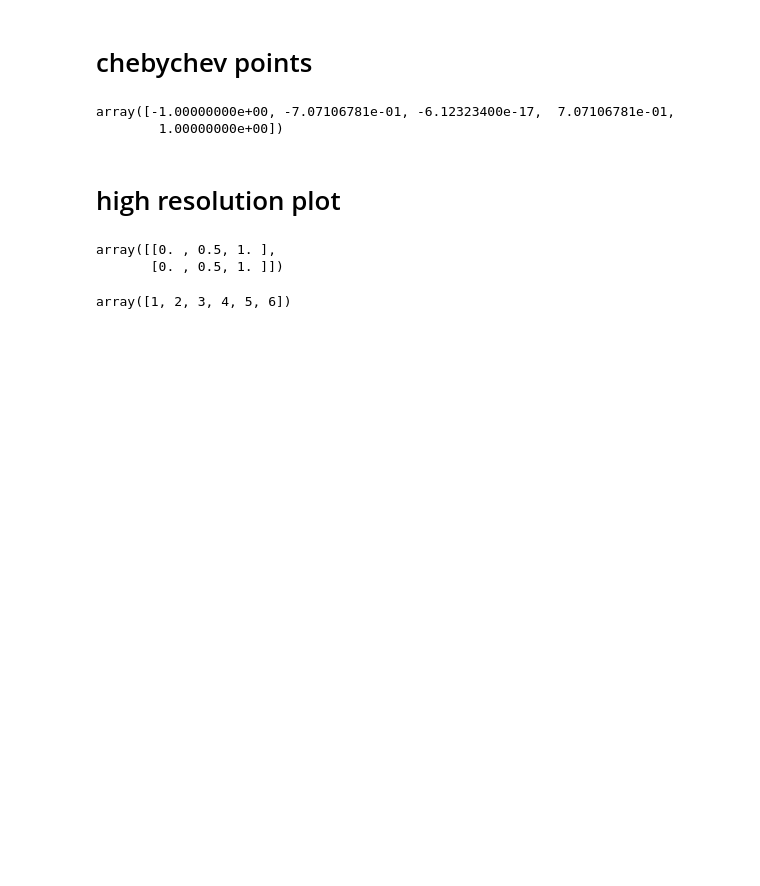
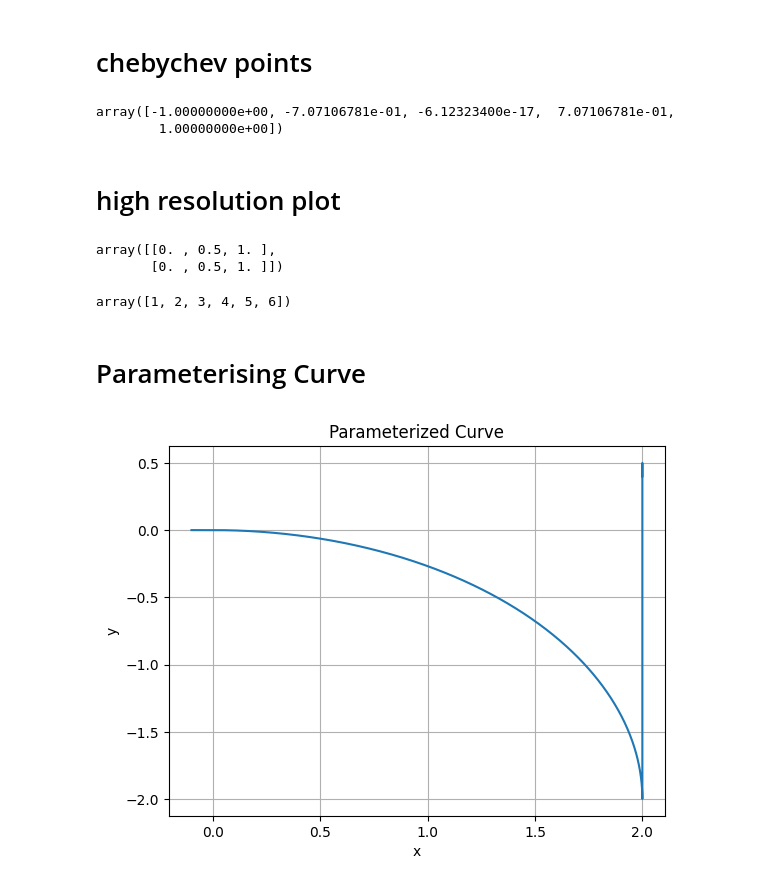
Before and after one commit to ErikLahm/tepem, a Jupyter notebook: jupyter_notebooks/experiment.ipynb, the cells around one changed output. Saved outputs shown, nothing was run; the diff lists cells and outputs as text; code cells hidden in the pictures; blank space fills up the shorter version.

Commit message:
add new domain defintion (curve)

```diff
--- a/jupyter_notebooks/experiment.ipynb
+++ b/jupyter_notebooks/experiment.ipynb
@@ -138,3 +146,29 @@ test.reshape((3,2))
 test
 # %% [output]
 array([1, 2, 3, 4, 5, 6])
+# %% [markdown]
+# Parameterising Curve
+# %%
+import numpy as np
+import matplotlib.pyplot as plt
+
+# Define the parameter range from 0 to 1
+t = np.linspace(-0.1, 0.6, 1000)
+
+# Define the parameters a and b for your curve
+a = 0 # Adjust as needed
+b = 0.5  # Adjust as needed
+
+# Define the x and y coordinates based on the parameterization
+x = np.piecewise(t, [t < a, (t >= a) & (t <= b), t > b], [lambda t: t, lambda t: 2*np.sin(np.pi *t), 2])
+y = np.piecewise(t, [t < a, (t >= a) & (t <= b), t > b], [lambda t: 0, lambda t: 2*np.cos(np.pi *t)-2, lambda t: -1-(t-2)])
+
+# Plot the curve
+plt.plot(x, y)
+plt.xlabel("x")
+plt.ylabel("y")
+plt.title("Parameterized Curve")
+plt.grid(True)
+plt.show()
+# %% [output]
+[figure, added]
```
Also changed, not shown: parts of 3 cells of this notebook, 4 other files.
